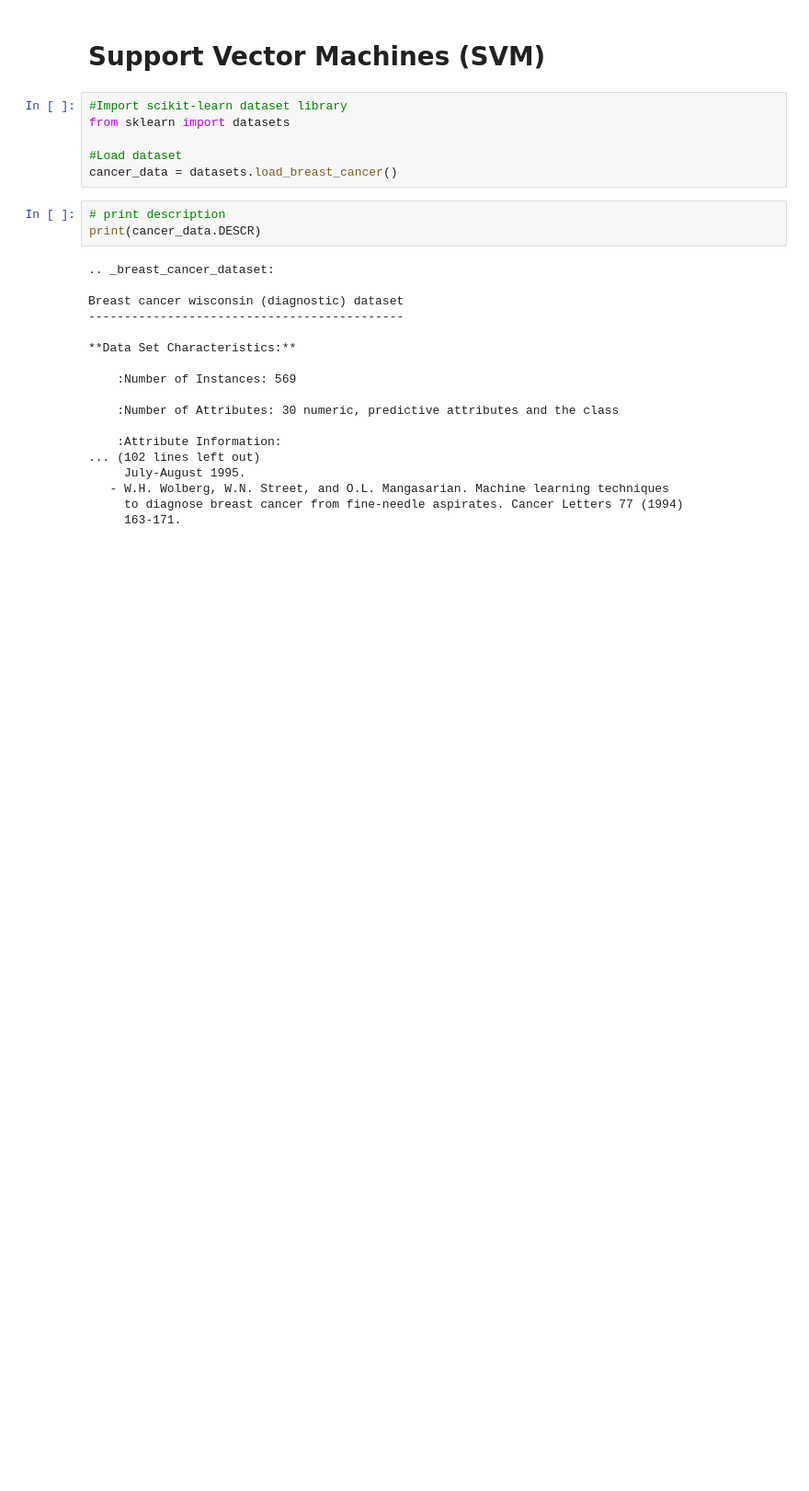
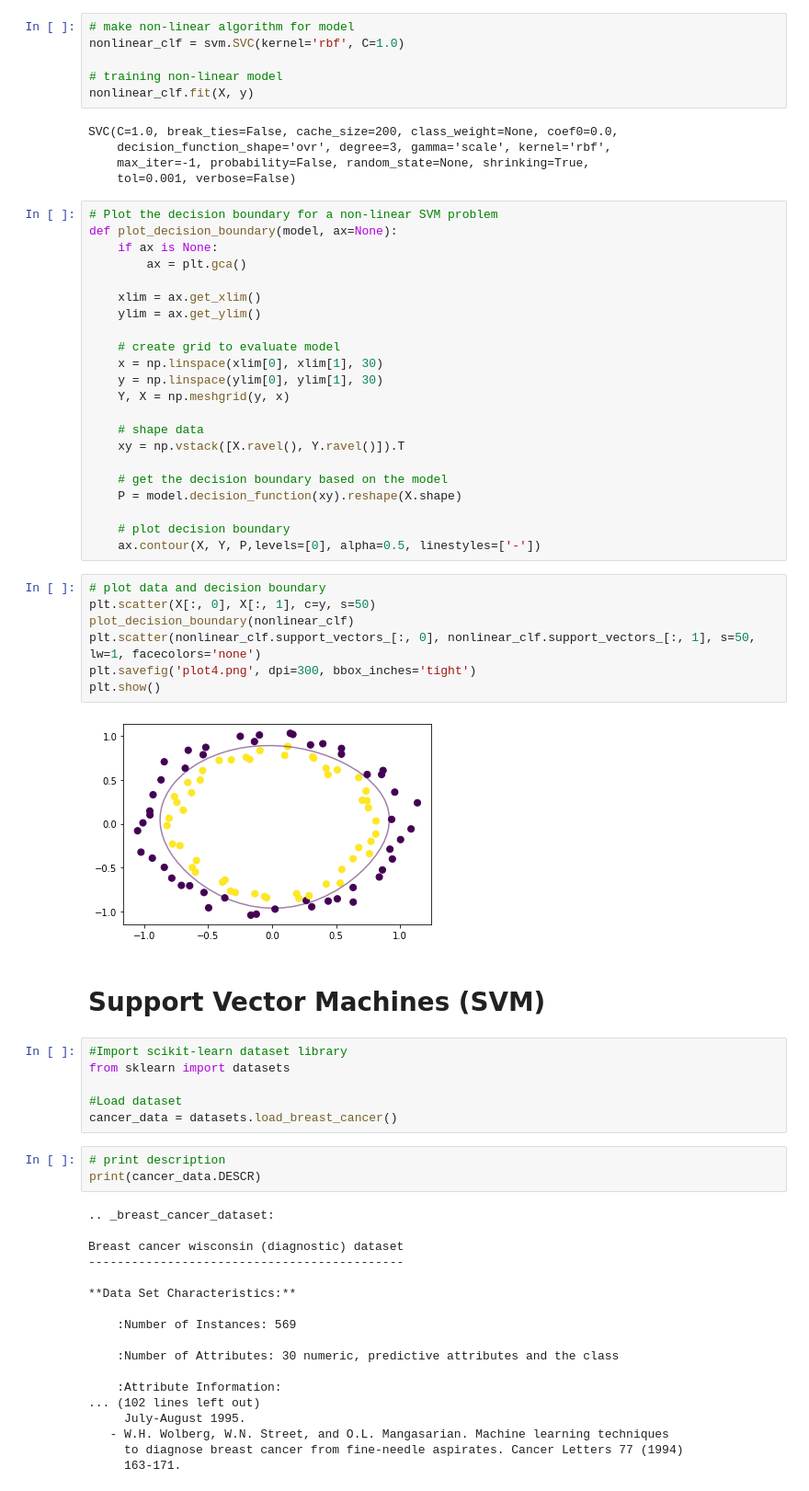
Before and after one commit to gayathri1462/Hello-ML, a Jupyter notebook: SVM_Cancer_Prediction.ipynb, the cells around one changed output. Shown: that part at 92% size. Saved outputs shown, nothing was run; the diff lists cells and outputs as text; blank space fills up the shorter version.

```diff
--- a/SVM_Cancer_Prediction.ipynb
+++ b/SVM_Cancer_Prediction.ipynb
@@ -3,3 +71,45 @@
+# %%
+# make non-linear algorithm for model
+nonlinear_clf = svm.SVC(kernel='rbf', C=1.0)
+
+# training non-linear model
+nonlinear_clf.fit(X, y)
+# %% [output]
+SVC(C=1.0, break_ties=False, cache_size=200, class_weight=None, coef0=0.0,
+    decision_function_shape='ovr', degree=3, gamma='scale', kernel='rbf',
+    max_iter=-1, probability=False, random_state=None, shrinking=True,
+    tol=0.001, verbose=False)
+# %%
+# Plot the decision boundary for a non-linear SVM problem
+def plot_decision_boundary(model, ax=None):
+    if ax is None:
+        ax = plt.gca()
+
+    xlim = ax.get_xlim()
+    ylim = ax.get_ylim()
+
+    # create grid to evaluate model
+    x = np.linspace(xlim[0], xlim[1], 30)
+    y = np.linspace(ylim[0], ylim[1], 30)
+    Y, X = np.meshgrid(y, x)
+
+	# shape data
+    xy = np.vstack([X.ravel(), Y.ravel()]).T
+
+	# get the decision boundary based on the model
+    P = model.decision_function(xy).reshape(X.shape)
+
+    # plot decision boundary
+    ax.contour(X, Y, P,levels=[0], alpha=0.5, linestyles=['-'])
+# %%
+# plot data and decision boundary
+plt.scatter(X[:, 0], X[:, 1], c=y, s=50)
+plot_decision_boundary(nonlinear_clf)
+plt.scatter(nonlinear_clf.support_vectors_[:, 0], nonlinear_clf.support_vectors_[:, 1], s=50, lw=1, facecolors='none')
+plt.savefig('plot4.png', dpi=300, bbox_inches='tight')
+plt.show()
+# %% [output]
+[figure, added]
 # %% [markdown]
 # Support Vector Machines (SVM)
 # %%
```
Also changed, not shown: parts of 13 cells of this notebook.
